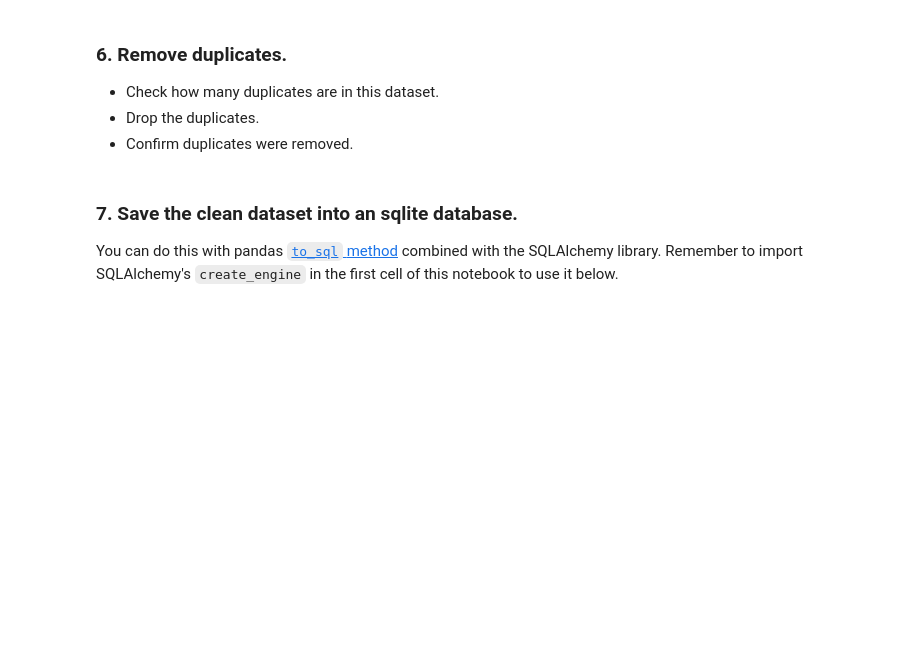
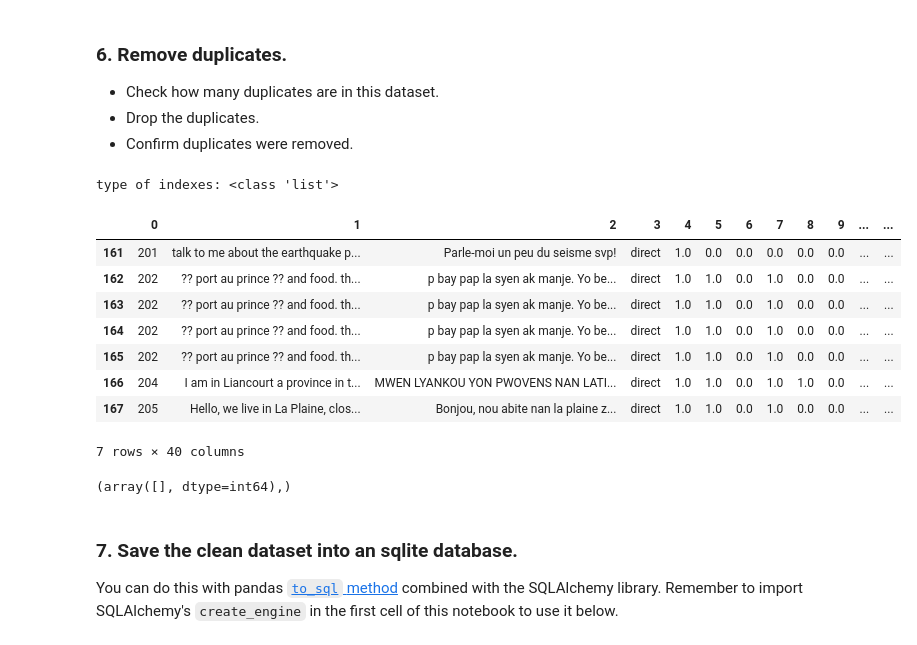
Before and after one commit to khoin-byte/disaster-response-pipeline, a Jupyter notebook: ETL_Pipeline_Preparation.ipynb, the cells around one changed output. Cells and saved outputs as stored; diff of their text form; code cells hidden in the pictures; blank space fills up the shorter version.

```diff
--- a/ETL_Pipeline_Preparation.ipynb
+++ b/ETL_Pipeline_Preparation.ipynb
@@ -136,6 +136,6 @@ categories.head()
 - Concatenate df and categories data frames.
 # %%
 # drop the original categories column from `df`
-
+df.drop(['categories'], axis=1, inplace=True)
 
 df.head()
@@ -142,4 +149,4 @@ df.head()
 # %%
 # concatenate the original dataframe with the new `categories` dataframe
-df =
+df = pd.concat([df, categories], axis=1, ignore_index=True, sort=False)
 df.head()
@@ -148,3 +163,22 @@ df.head()
 - Check how many duplicates are in this dataset.
 - Drop the duplicates.
 - Confirm duplicates were removed.
+# %%
+# check number of duplicates
+cols = df.columns
+
+temp = df.duplicated()
+row_dups = list(np.where(temp)[0]) # indexes of dups - in numpy array - convert to list
+print(f'type of indexes: {type(row_dups)}')
+df.iloc[161:168] # 162-165, as a test we can see some dups.
+# %% [output]
+type of indexes: <class 'list'>
+|  | 0 | 1 | 2 | 3 | 4 | 5 | 6 | 7 | 8 | 9 | ... | ... |
+| 161 | 201 | talk to me about the earthquake p... | Parle-moi un peu du seisme svp! | direct | 1.0 | 0.0 | 0.0 | 0.0 | 0.0 | 0.0 | ... | ... |
+| 162 | 202 | ?? port au prince ?? and food. th... | p bay pap la syen ak manje. Yo be... | direct | 1.0 | 1.0 | 0.0 | 1.0 | 0.0 | 0.0 | ... | ... |
+| 163 | 202 | ?? port au prince ?? and food. th... | p bay pap la syen ak manje. Yo be... | direct | 1.0 | 1.0 | 0.0 | 1.0 | 0.0 | 0.0 | ... | ... |
+| 164 | 202 | ?? port au prince ?? and food. th... | p bay pap la syen ak manje. Yo be... | direct | 1.0 | 1.0 | 0.0 | 1.0 | 0.0 | 0.0 | ... | ... |
+| 165 | 202 | ?? port au prince ?? and food. th... | p bay pap la syen ak manje. Yo be... | direct | 1.0 | 1.0 | 0.0 | 1.0 | 0.0 | 0.0 | ... | ... |
+| 166 | 204 | I am in Liancourt a province in t... | MWEN LYANKOU YON PWOVENS NAN LATI... | direct | 1.0 | 1.0 | 0.0 | 1.0 | 1.0 | 0.0 | ... | ... |
+| 167 | 205 | Hello, we live in La Plaine, clos... | Bonjou, nou abite nan la plaine z... | direct | 1.0 | 1.0 | 0.0 | 1.0 | 0.0 | 0.0 | ... | ... |
+7 rows × 40 columns
@@ -151,2 +188,6 @@ df.head()
 # %%
 # check number of duplicates
+temp = df.duplicated()
+np.where(temp) # no longer any duplicates!
+# %% [output]
+(array([], dtype=int64),)
```
Also changed, not shown: parts of 6 cells of this notebook.
